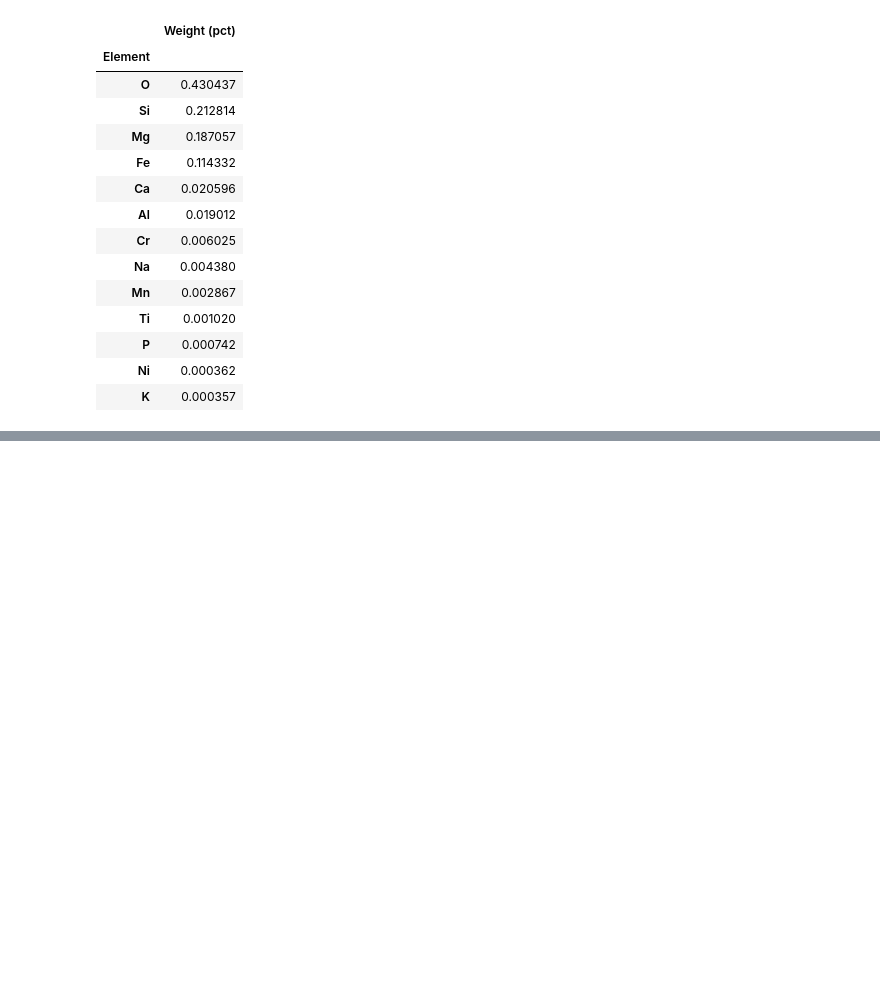
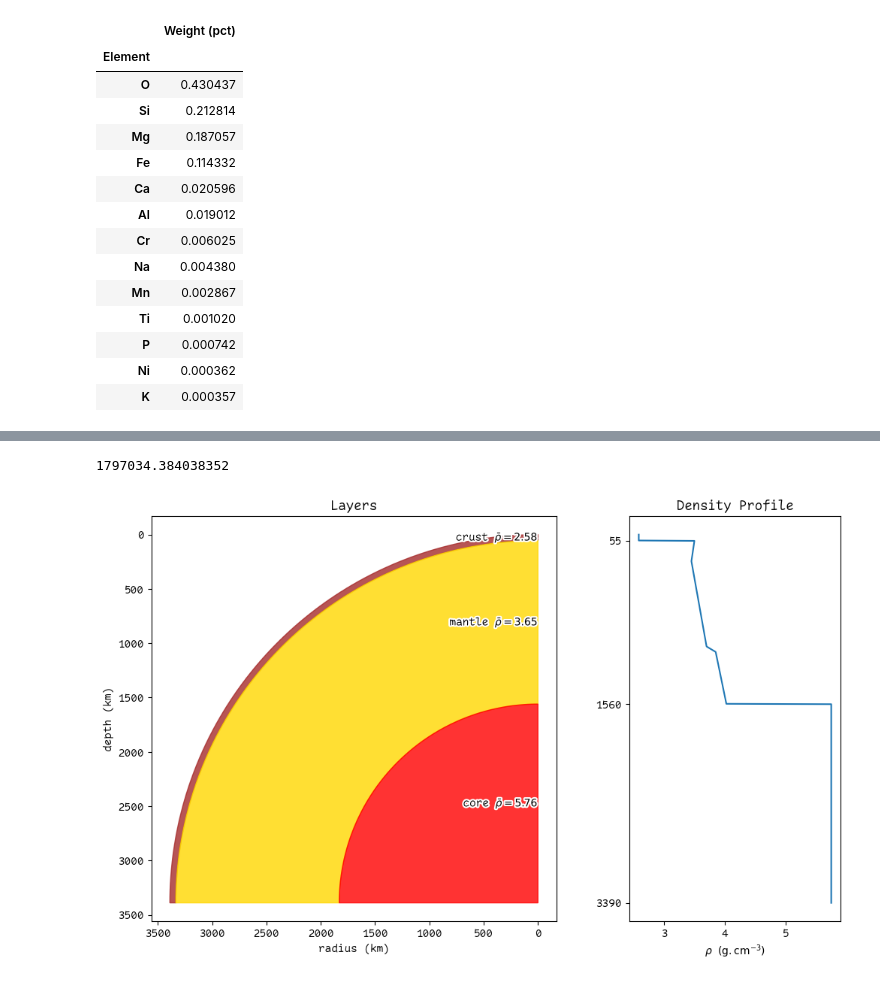
Before and after one commit to t0mmyt/planetary-interiors, a Jupyter notebook: notebooks/01_initial_analysis.ipynb, the cells around one changed output, grey strips where cells are left out. Saved outputs shown, nothing was run; the diff lists cells and outputs as text; code cells hidden in the pictures; blank space fills up the shorter version.

```diff
--- a/notebooks/01_initial_analysis.ipynb
+++ b/notebooks/01_initial_analysis.ipynb
@@ -1,6 +1,15 @@
 # %%
+import matplotlib
+import matplotlib.pyplot as plt
+import numpy as np
 import pandas as pd
-from model import BulkSilicate
+
+from model import BulkComposition
+from model.density import OneDDensityModel, planet_core_pressure, SimpleDensityModel
+from model.sphere import Layer, Planet, plot_layers, plot_density_function, Sphere
+
+matplotlib.rcParams["font.sans-serif"] = "Comic Code Ligatures"
+matplotlib.rcParams["font.family"] = "sans-serif"
 # %% [markdown]
 # Parameters
 # %%
@@ -51,0 +127,23 @@ pd.DataFrame(
+# %%
+core_d = 6910
+core_m = 1.17e23
+core_v = core_m / core_d
+core_r = np.cbrt(core_v / ( 4/3 * np.pi))
+total_r*1000 - core_r
+# %% [output]
+1797034.384038352
+# %%
+import copy
+mars2 = copy.deepcopy(mars)
+# new core r = 1830km
+mars2.layers[1].inner = Sphere.of_km(1830)
+mars2.layers[2] = Layer.of_km(
+    name="core", outer_r=1830, inner_r=0, color="red"
+).set_mass(total_mass - mars2.layers[0].mass - mars2.layers[1].mass)
+
+fig2, axs2 = plt.subplots(1, 2, figsize=(12, 7), width_ratios=[2, 1])
+plot_layers(mars2, axs2[0])
+plot_density_function(mars2, axs2[1])
+fig.align_ylabels(axs2[1])
+# %% [output]
+[figure, added]
```
Also changed, not shown: parts of 9 cells of this notebook, 11 other files.
